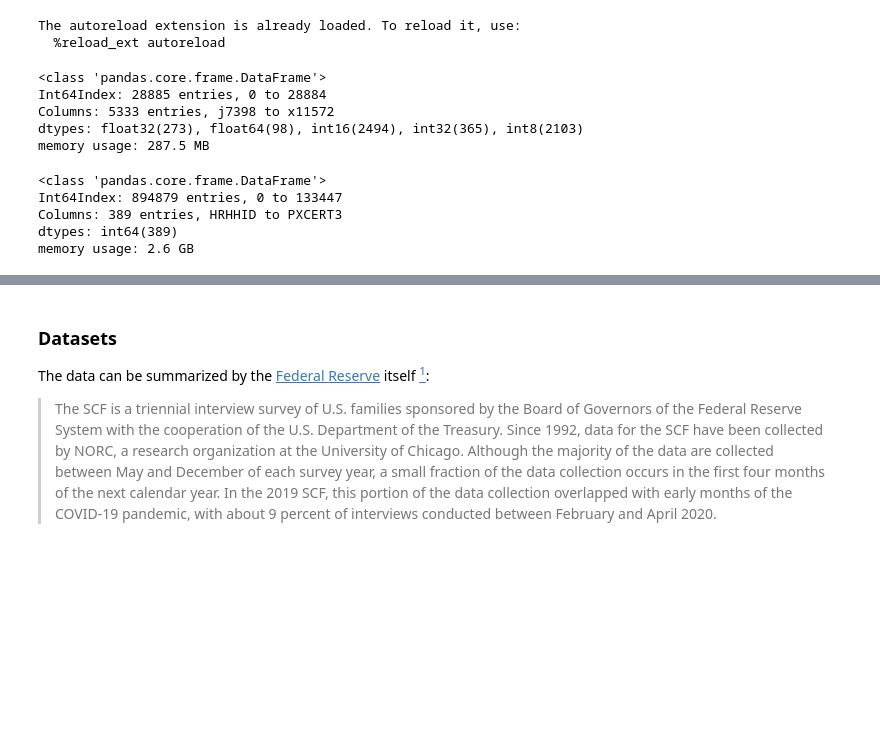
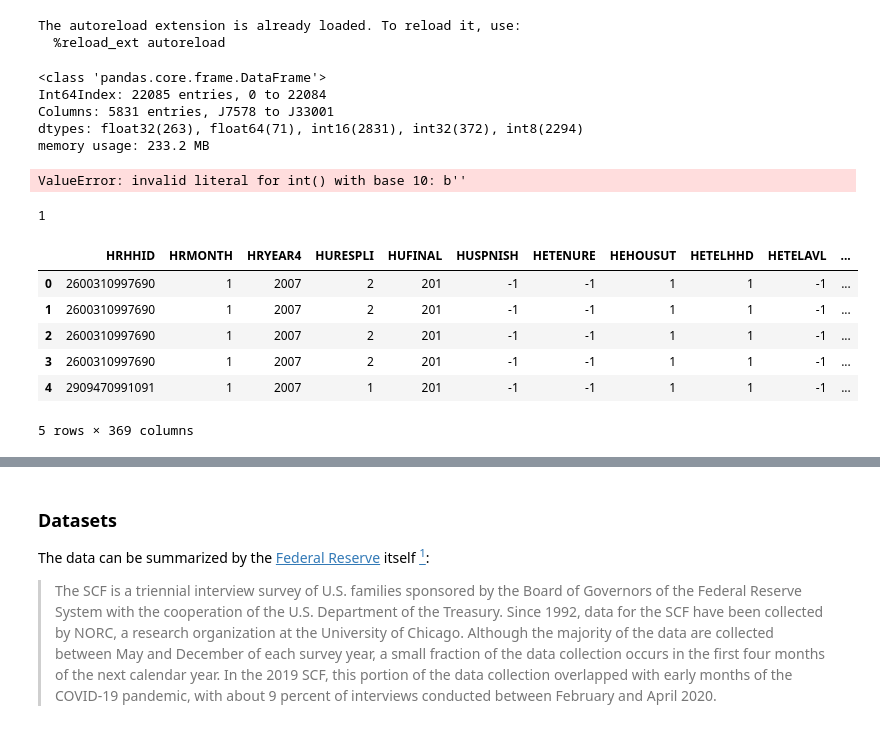
Before and after one commit to danvalen1/Consumer-finance, a Jupyter notebook: Walkthrough.ipynb, the cells around one changed output, grey strips where cells are left out. Saved outputs shown, nothing was run; the diff lists cells and outputs as text; code cells hidden in the pictures; blank space fills up the shorter version.

```diff
--- a/Walkthrough.ipynb
+++ b/Walkthrough.ipynb
@@ -50,24 +52,34 @@ The autoreload extension is already loaded. To reload it, use:
 # %%
 targetdir = 'data/extracted/'
 
-df = dl.SCF2019_load_stata(targetdir, None)
+df = dl.SCF_load_stata(targetdir, 2007, None)
 
 df.info()
 # %% [output]
 <class 'pandas.core.frame.DataFrame'>
-Int64Index: 28885 entries, 0 to 28884
-Columns: 5333 entries, j7398 to x11572
-dtypes: float32(273), float64(98), int16(2494), int32(365), int8(2103)
-memory usage: 287.5 MB
+Int64Index: 22085 entries, 0 to 22084
+Columns: 5831 entries, J7578 to J33001
+dtypes: float32(263), float64(71), int16(2831), int32(372), int8(2294)
+memory usage: 233.2 MB
 # %%
 targetdir = 'data/extracted/'
 
-df = dl.CPS_raw(targetdir, ['mar20', 'apr20', 'may20', 'jun20', 'jul20', 'aug20', 'sep20'], None)
+df = dl.CPS_raw(targetdir, ['jan2000'], None)
 
 df.info()
 # %% [output]
-<class 'pandas.core.frame.DataFrame'>
-Int64Index: 894879 entries, 0 to 133447
-Columns: 389 entries, HRHHID to PXCERT3
-dtypes: int64(389)
-memory usage: 2.6 GB
+ValueError: invalid literal for int() with base 10: b''
+# %%
+2 if 2 == 0 else 1
+# %% [output]
+1
+# %%
+df.head()
+# %% [output]
+|  | HRHHID | HRMONTH | HRYEAR4 | HURESPLI | HUFINAL | HUSPNISH | HETENURE | HEHOUSUT | HETELHHD | HETELAVL | ... |
+| 0 | 2600310997690 | 1 | 2007 | 2 | 201 | -1 | -1 | 1 | 1 | -1 | ... |
+| 1 | 2600310997690 | 1 | 2007 | 2 | 201 | -1 | -1 | 1 | 1 | -1 | ... |
+| 2 | 2600310997690 | 1 | 2007 | 2 | 201 | -1 | -1 | 1 | 1 | -1 | ... |
+| 3 | 2600310997690 | 1 | 2007 | 2 | 201 | -1 | -1 | 1 | 1 | -1 | ... |
+| 4 | 2909470991091 | 1 | 2007 | 1 | 201 | -1 | -1 | 1 | 1 | -1 | ... |
+5 rows × 369 columns
```
Also changed, not shown: parts of 5 cells of this notebook, 1 other file.
